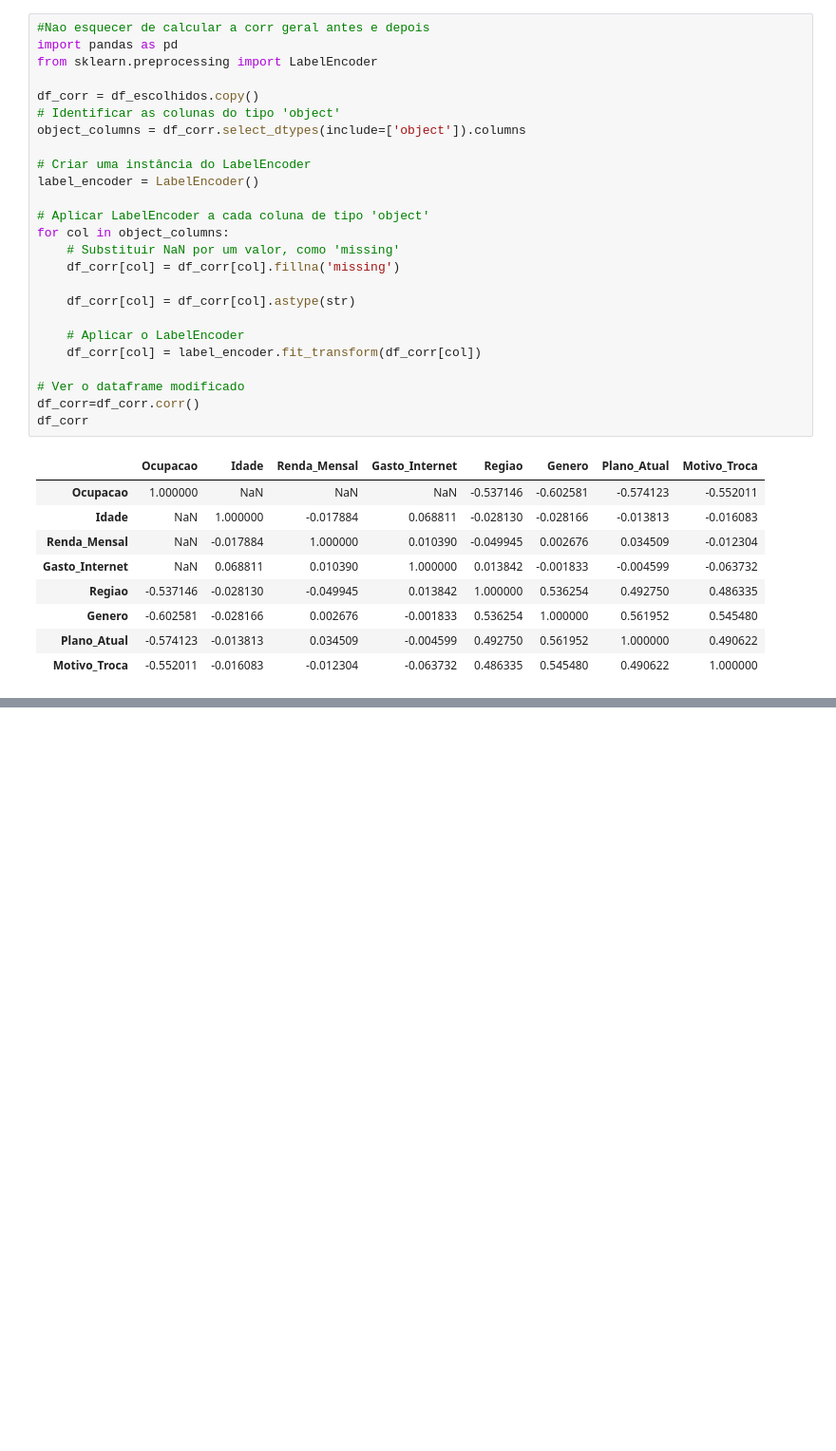
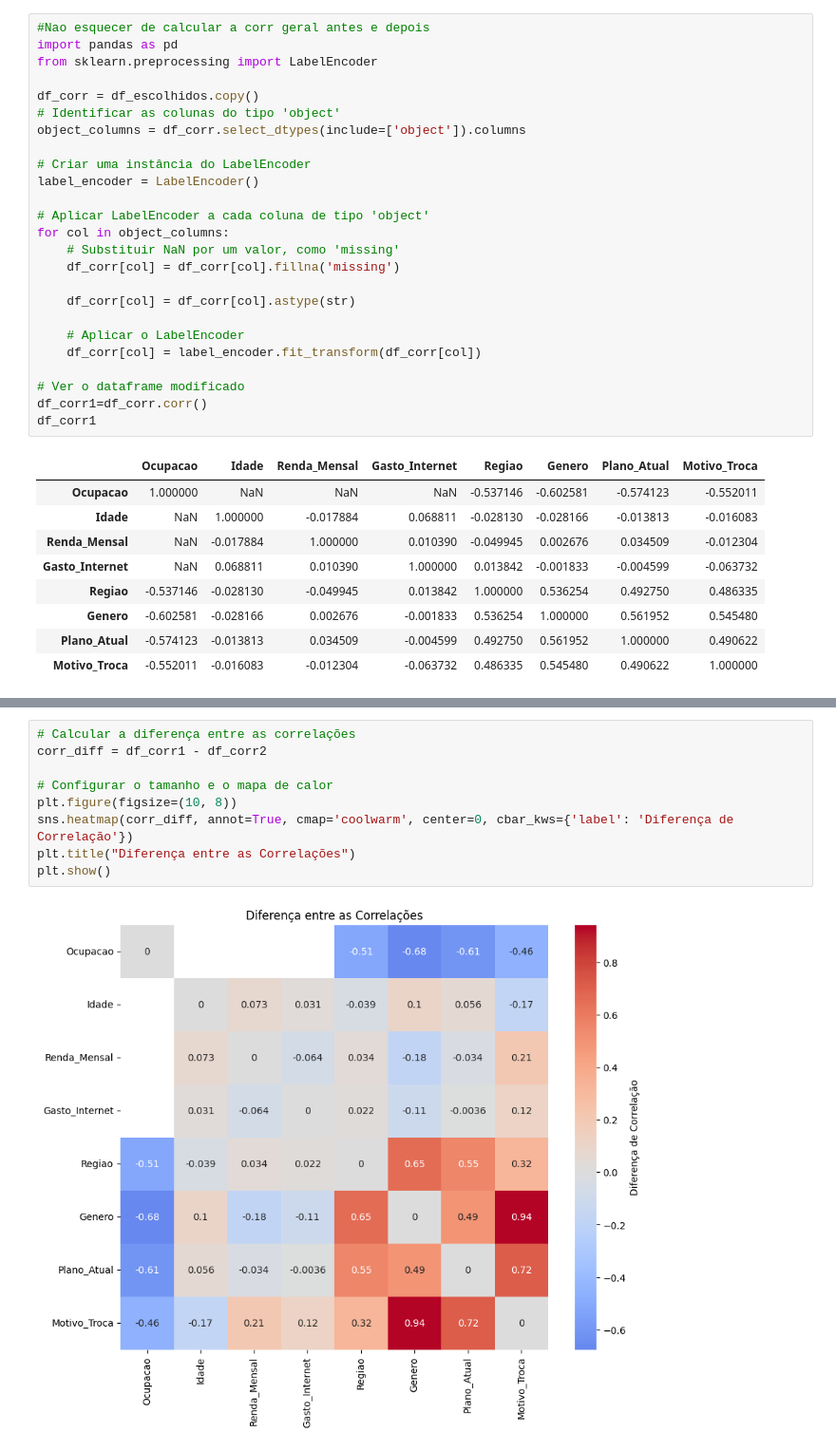
Before and after one commit to Joao-Gabriel05/Telecconect_analysis, a Jupyter notebook: limpeza_de_dados.ipynb, the cells around one changed output, grey strips where cells are left out. Shown: that part at 95% size. Cells and saved outputs as stored; diff of their text form; blank space fills up the shorter version.

```diff
--- a/limpeza_de_dados.ipynb
+++ b/limpeza_de_dados.ipynb
@@ -436,8 +466,8 @@ for col in object_columns:
     df_corr[col] = label_encoder.fit_transform(df_corr[col])
 
 # Ver o dataframe modificado
-df_corr=df_corr.corr()
-df_corr
+df_corr1=df_corr.corr()
+df_corr1
 # %% [output]
 |  | Ocupacao | Idade | Renda_Mensal | Gasto_Internet | Regiao | Genero | Plano_Atual | Motivo_Troca |
 | Ocupacao | 1.000000 | NaN | NaN | NaN | -0.537146 | -0.602581 | -0.574123 | -0.552011 |
@@ -485,0 +516,11 @@ df_corr
+# %%
+# Calcular a diferença entre as correlações
+corr_diff = df_corr1 - df_corr2
+
+# Configurar o tamanho e o mapa de calor
+plt.figure(figsize=(10, 8))
+sns.heatmap(corr_diff, annot=True, cmap='coolwarm', center=0, cbar_kws={'label': 'Diferença de Correlação'})
+plt.title("Diferença entre as Correlações")
+plt.show()
+# %% [output]
+[figure, added]
```
Also changed, not shown: parts of 9 cells of this notebook.
